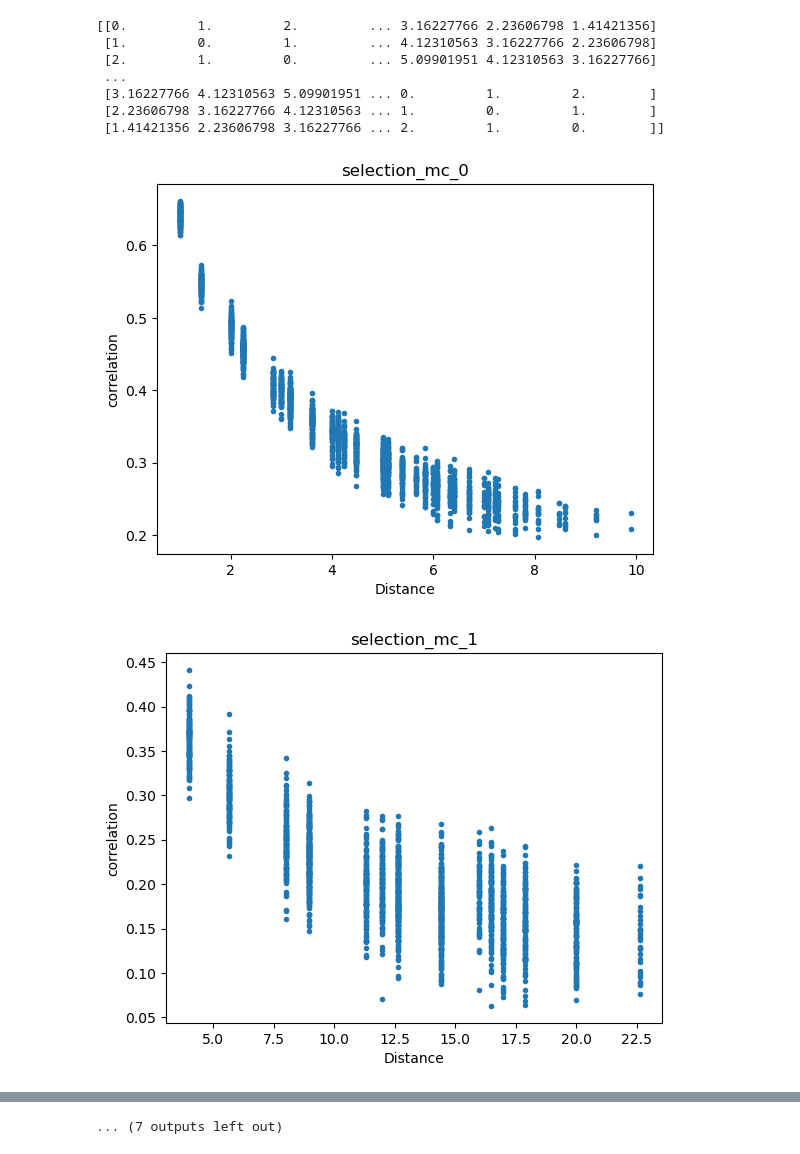
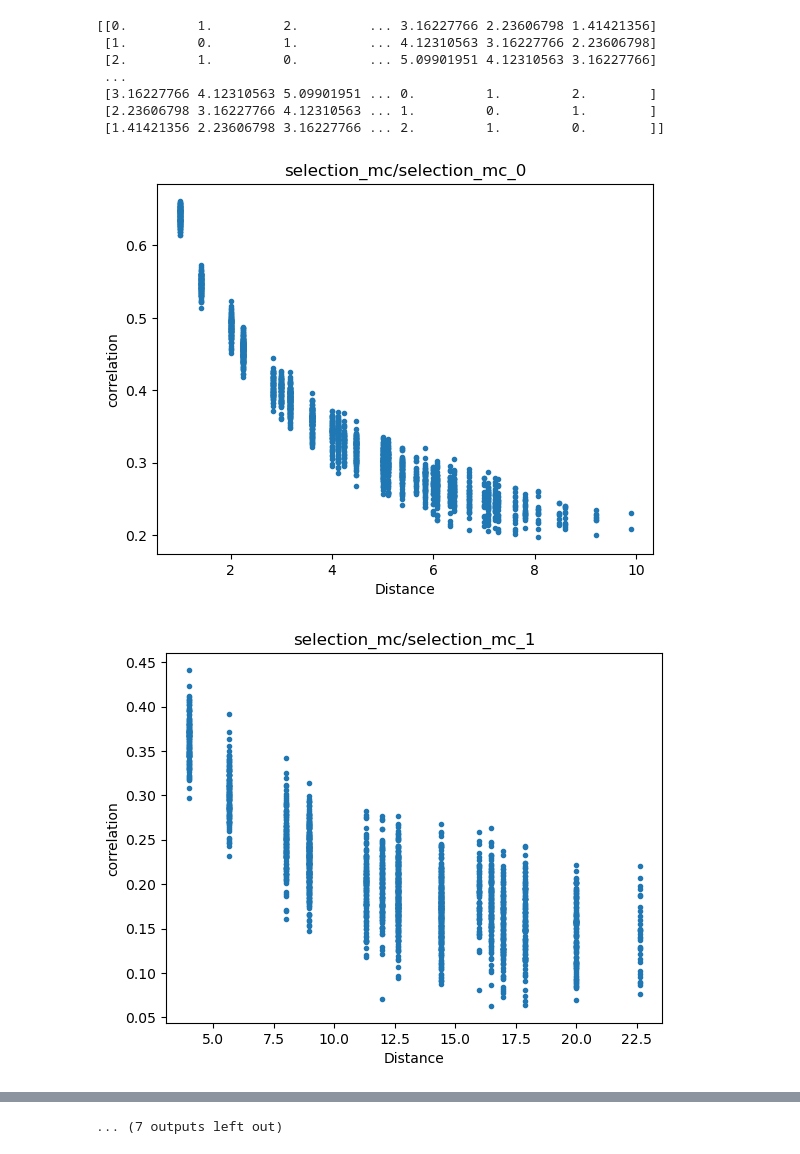
Before and after one commit to chnchg/sglass, a Jupyter notebook: src/Distance_correlation.ipynb, the cells around one changed output, grey strips where cells are left out. Saved outputs shown, nothing was run; the diff lists cells and outputs as text; code cells hidden in the pictures.

Commit message:
more plot about correlation

```diff
--- a/src/Distance_correlation.ipynb
+++ b/src/Distance_correlation.ipynb
@@ -5,5 +10,7 @@ import h5py
 # %%
-filename='selection_mc_0.h5'
+filename='selection_mc/selection_mc_0.h5'
 with h5py.File(filename, "r") as f:
-    print(list(f['chosen_indices'][:]))
+    print(list(f['c2'][:]))
+    print((f['c2'][-1]))
+    print(len(list(f['c2'][:])))
 # %% [output]
@@ -51,20 +64,20 @@ print(Distance)
 # %%
 
 for i in range(18):
     Dis_list=[]
-    filename=f'selection_mc_{i}.h5'
+    filename=f'selection_mc/selection_mc_{i}.h5'
     with h5py.File(filename, "r") as f:
         chosen_indices=list(f['chosen_indices'][:])
         Correlaiton_list=list(f['c'][:])
         for index1 in range(len(chosen_indices)):
             for index2 in range(index1):
                 Dis_list.append(Distance[chosen_indices[index1],chosen_indices[index2]])
 
     plt.plot(Dis_list,Correlaiton_list,'.')
     plt.title(filename[:-3])
     plt.xlabel('Distance')
     plt.ylabel('correlation')
     plt.figure()
 # %% [output]
-[figure, old version]
+[figure, new version]
-[figure, old version]
+[figure, new version]
```
Also changed, not shown: parts of 28 cells of this notebook, 3 other files.
